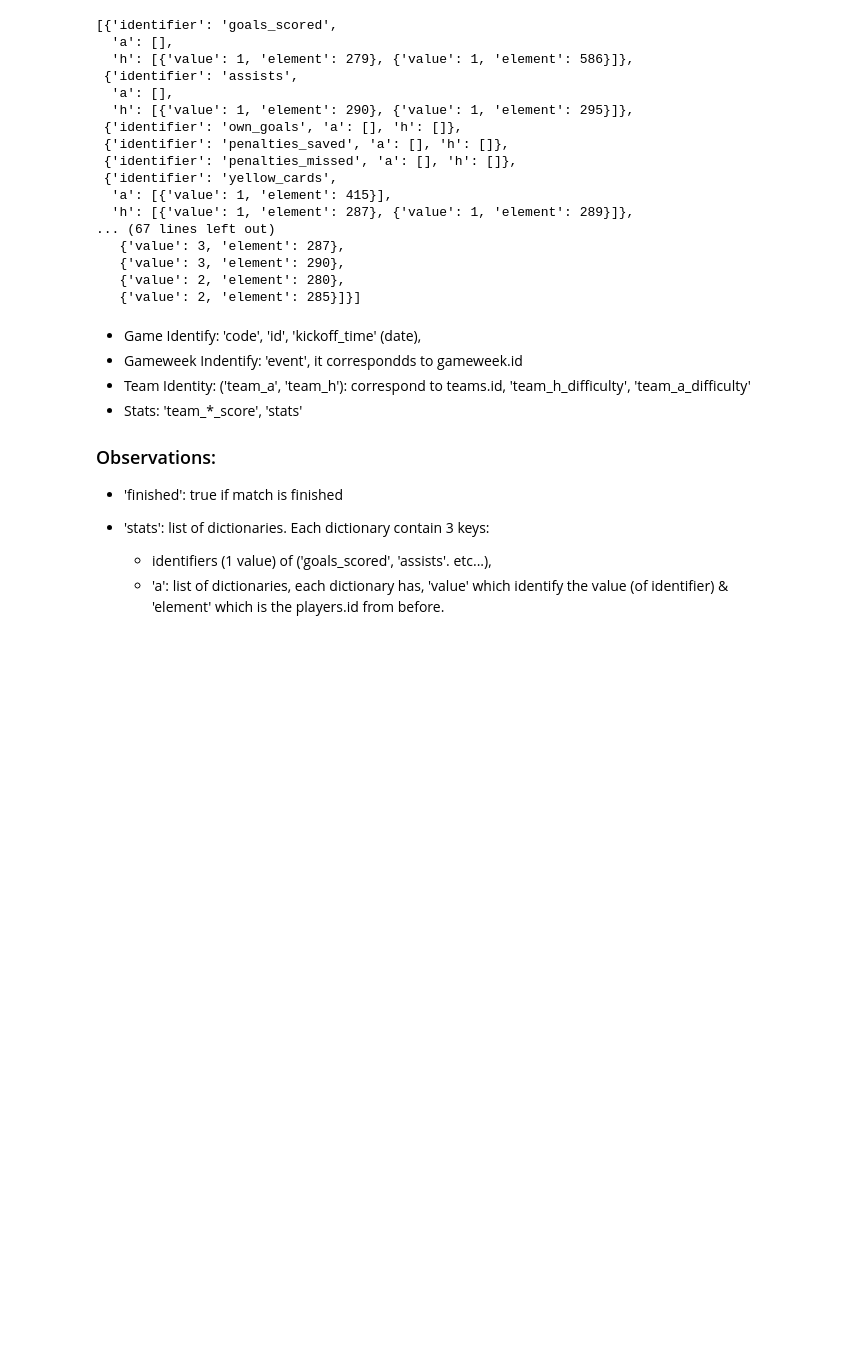
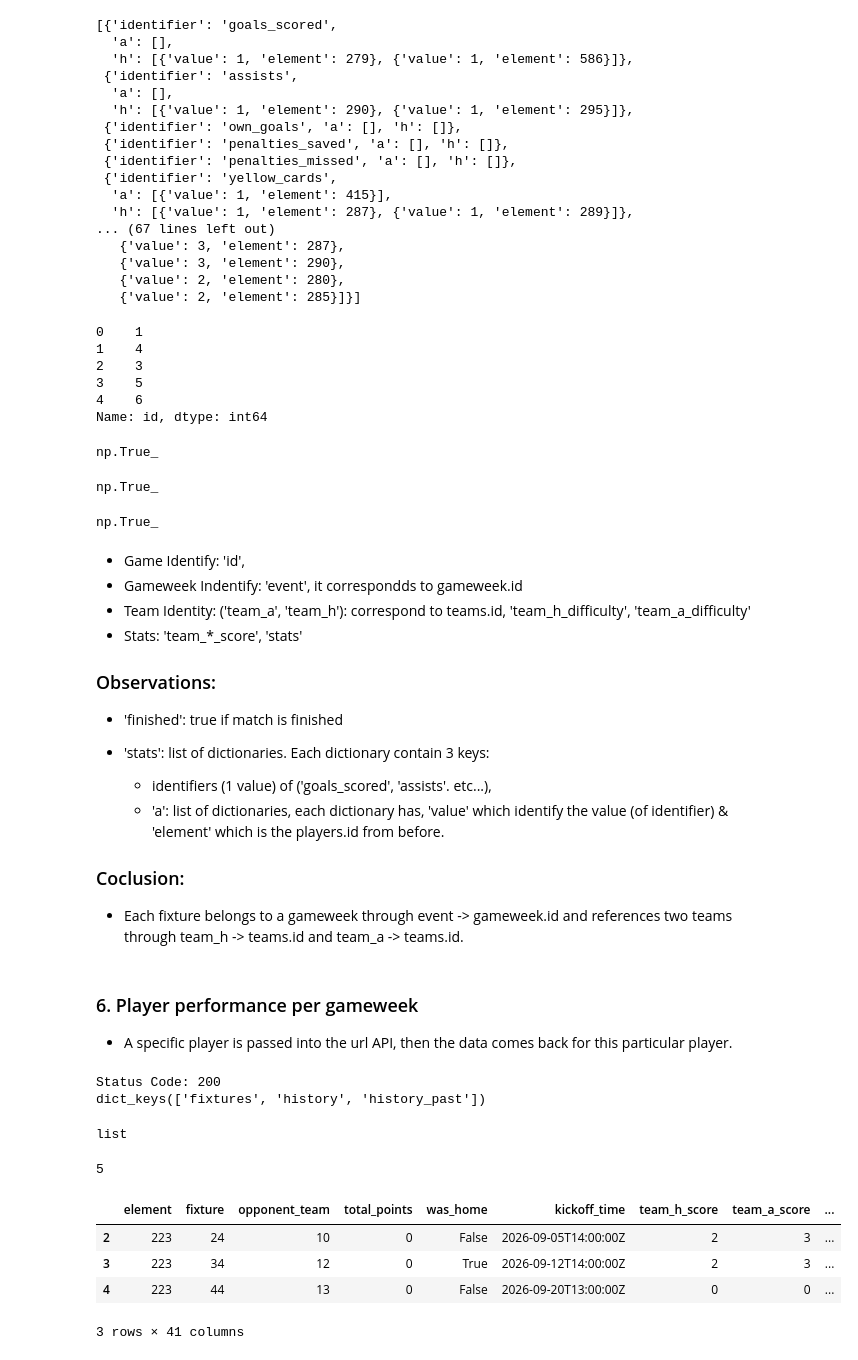
Before and after one commit to omarislam7/Fantasy-PL, a Jupyter notebook: notebooks/01_api_explore.ipynb, the cells around one changed output. Drawn from its saved outputs; the diff is of its cells as text; code cells hidden in the pictures; blank space fills up the shorter version.

```diff
--- a/notebooks/01_api_explore.ipynb
+++ b/notebooks/01_api_explore.ipynb
@@ -310,8 +313,29 @@ fixtures["stats"][1]
    {'value': 3, 'element': 290},
    {'value': 2, 'element': 280},
    {'value': 2, 'element': 285}]}]
+# %%
+fixtures["id"].head()
+# %% [output]
+0    1
+1    4
+2    3
+3    5
+4    6
+Name: id, dtype: int64
+# %%
+fixtures["event"].dropna().isin(gameweek["id"]).all()
+# %% [output]
+np.True_
+# %%
+fixtures["team_h"].isin(teams["id"]).all()
+# %% [output]
+np.True_
+# %%
+fixtures["team_a"].isin(teams["id"]).all()
+# %% [output]
+np.True_
 # %% [markdown]
-- Game Identify: 'code', 'id', 'kickoff_time' (date),
+- Game Identify: 'id',
 - Gameweek Indentify: 'event', it correspondds to gameweek.id
 - Team Identity: ('team_a', 'team_h'): correspond to teams.id, 'team_h_difficulty', 'team_a_difficulty'
 - Stats: 'team_*_score', 'stats'
@@ -322,3 +346,37 @@ fixtures["stats"][1]
 - 'stats': list of dictionaries. Each dictionary contain 3 keys:
     - identifiers (1 value) of ('goals_scored', 'assists'. etc...),
     - 'a': list of dictionaries, each dictionary has, 'value' which identify the value (of identifier) & 'element' which is the players.id from before.
+
+### Coclusion:
+- Each fixture belongs to a gameweek through event -> gameweek.id and references two teams through team_h -> teams.id and team_a -> teams.id.
+# %% [markdown]
+### 6. Player performance per gameweek
+- A specific player is passed into the url API, then the data comes back for this particular player.
+# %%
+player_id = players["id"][255]
+url = f"https://fantasy.premierleague.com/api/element-summary/{player_id}/"
+
+response = requests.get(url)
+print("Status Code:", response.status_code)
+per_gw = response.json()
+print(per_gw.keys())
+# %% [output]
+Status Code: 200
+dict_keys(['fixtures', 'history', 'history_past'])
+# %%
+type(per_gw["history"])
+# %% [output]
+list
+# %%
+len(per_gw["history"])
+# %% [output]
+5
+# %%
+history = pd.DataFrame(per_gw["history"])
+history.tail(3)
+# %% [output]
+|  | element | fixture | opponent_team | total_points | was_home | kickoff_time | team_h_score | team_a_score | ... |
+| 2 | 223 | 24 | 10 | 0 | False | 2026-09-05T14:00:00Z | 2 | 3 | ... |
+| 3 | 223 | 34 | 12 | 0 | True | 2026-09-12T14:00:00Z | 2 | 3 | ... |
+| 4 | 223 | 44 | 13 | 0 | False | 2026-09-20T13:00:00Z | 0 | 0 | ... |
+3 rows × 41 columns
```
Also changed, not shown: parts of 7 cells of this notebook.
